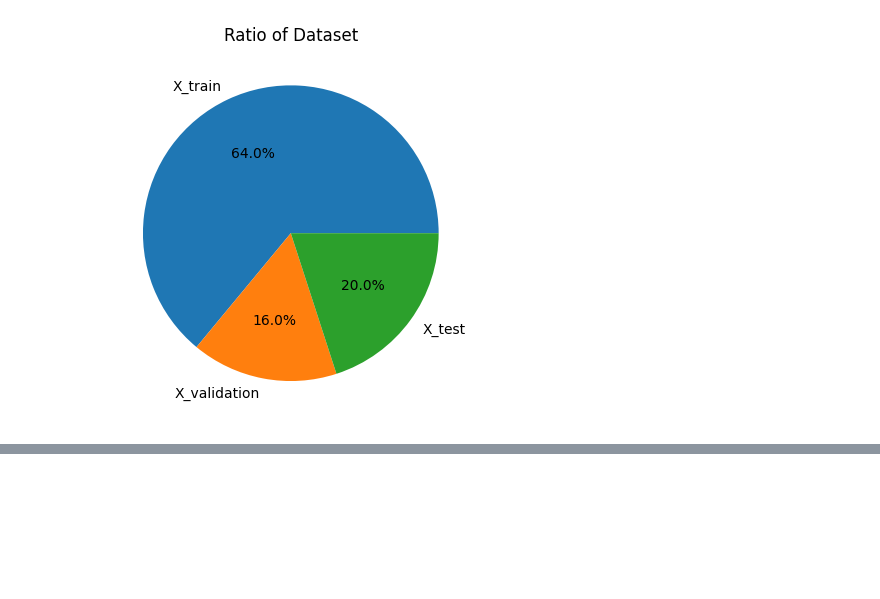
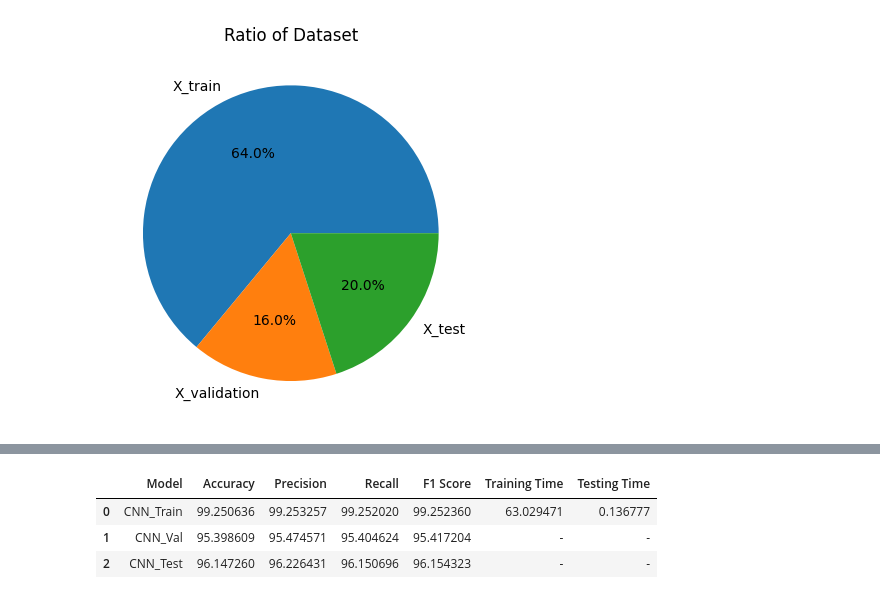
Before and after one commit to JAEHO-SUL/DGU-MLDL, a Jupyter notebook: Final Project [설재호].ipynb, the cells around one changed output, grey strips where cells are left out. Cells and saved outputs as stored; diff of their text form; code cells hidden in the pictures; blank space fills up the shorter version.

```diff
--- a/Final Project [설재호].ipynb
+++ b/Final Project [설재호].ipynb
@@ -232,7 +210,7 @@ plt.show()
 class plot_score():
 
     def plot_confusion_matrix(y_true, y_pred):
-        classes=['N', 'S', 'V', 'F', 'Q']
+        classes=['Rock', 'Scissor', 'Paper', 'Okay']
         # Compute the confusion matrix
         cm = confusion_matrix(y_true, y_pred)
         # Plot the confusion matrix
@@ -404,8 +395,8 @@ pd.DataFrame(history_cnn).plot(x='epoch', y=['train_loss', 'eval_loss'])
 # %%
 with torch.no_grad():
-    y_pred_cnn_train = model_cnn(X_train_tensor.unsqueeze(1))
-    y_pred_cnn_val = model_cnn(X_val_tensor.unsqueeze(1))
-    y_pred_cnn_test = model_cnn(X_test_tensor.unsqueeze(1))
+    y_pred_cnn_train = model_cnn(X_train.unsqueeze(1))
+    y_pred_cnn_val = model_cnn(X_val.unsqueeze(1))
+    y_pred_cnn_test = model_cnn(X_test.unsqueeze(1))
 # %%
 plot_score.plot_confusion_matrix(y_train, y_pred_cnn_train.argmax(dim=1))
 plot_score.plot_confusion_matrix(y_val, y_pred_cnn_val.argmax(dim=1))
@@ -416,4 +423,11 @@ accuracy_cnn_test, precision_cnn_test, recall_cnn_test, f1_cnn_test = plot_score
 # %%
-model = pd.DataFrame(columns=['Model', 'Accuracy (Train)', 'Precision (Train)', 'Recall (Train)', 'F1 Score (Train)', 'Accuracy (Test)', 'Precision (Test)', 'Recall (Test)', 'F1 Score (Test)','Training Time','Testing Time'])
-model.loc[0] = ['CNN',accuracy_cnn_train,precision_cnn_train,recall_cnn_train,f1_cnn_train,accuracy_cnn_test,precision_cnn_test,recall_cnn_test,f1_cnn_test,training_time_cnn,testing_time_cnn]
+model = pd.DataFrame(columns=['Model','Accuracy', 'Precision', 'Recall', 'F1 Score', 'Training Time', 'Testing Time'])
+model.loc[0] = ['CNN_Train',accuracy_cnn_train,precision_cnn_train,recall_cnn_train,f1_cnn_train,training_time_cnn,testing_time_cnn]
+model.loc[1] = ['CNN_Val',accuracy_cnn_val,precision_cnn_val,recall_cnn_val,f1_cnn_val,'-','-']
+model.loc[2] = ['CNN_Test',accuracy_cnn_test,precision_cnn_test,recall_cnn_test,f1_cnn_test,'-','-']
 model
+# %% [output]
+|  | Model | Accuracy | Precision | Recall | F1 Score | Training Time | Testing Time |
+| 0 | CNN_Train | 99.250636 | 99.253257 | 99.252020 | 99.252360 | 63.029471 | 0.136777 |
+| 1 | CNN_Val | 95.398609 | 95.474571 | 95.404624 | 95.417204 | - | - |
+| 2 | CNN_Test | 96.147260 | 96.226431 | 96.150696 | 96.154323 | - | - |
```
Also changed, not shown: parts of 12 cells of this notebook.
